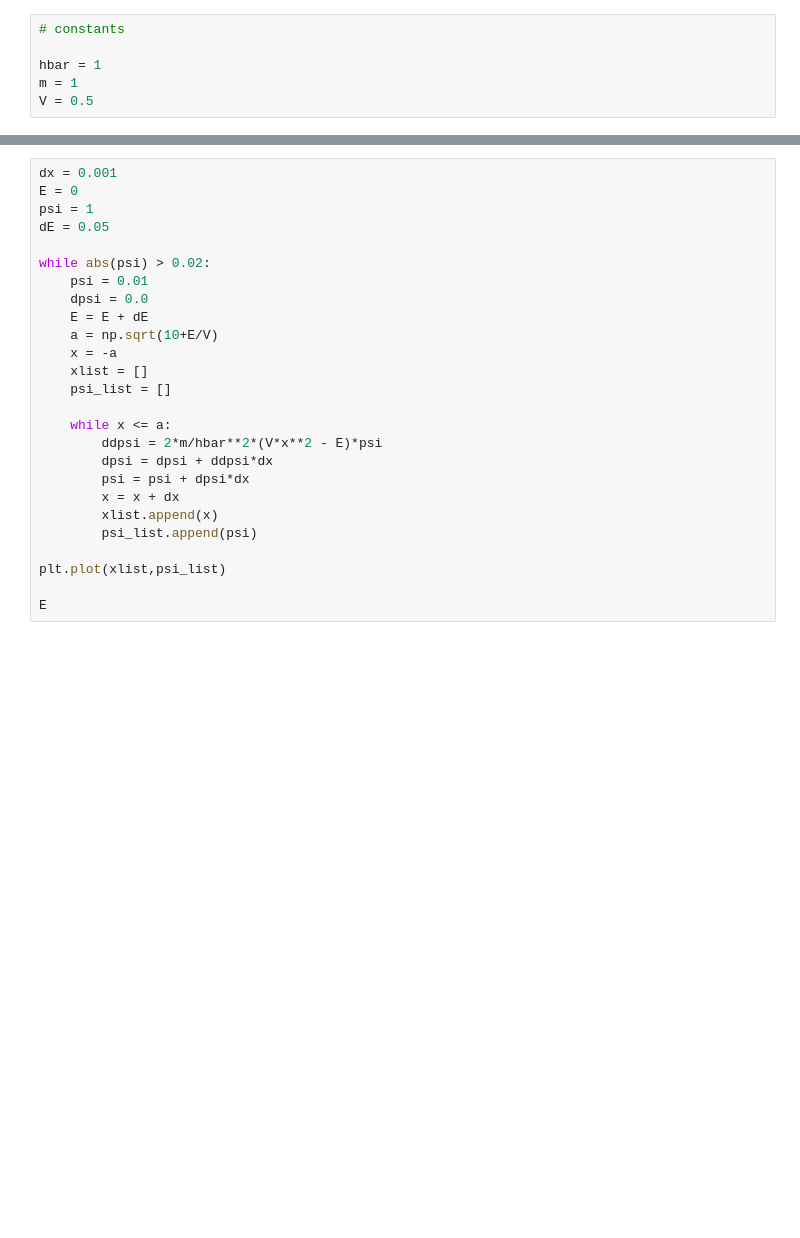
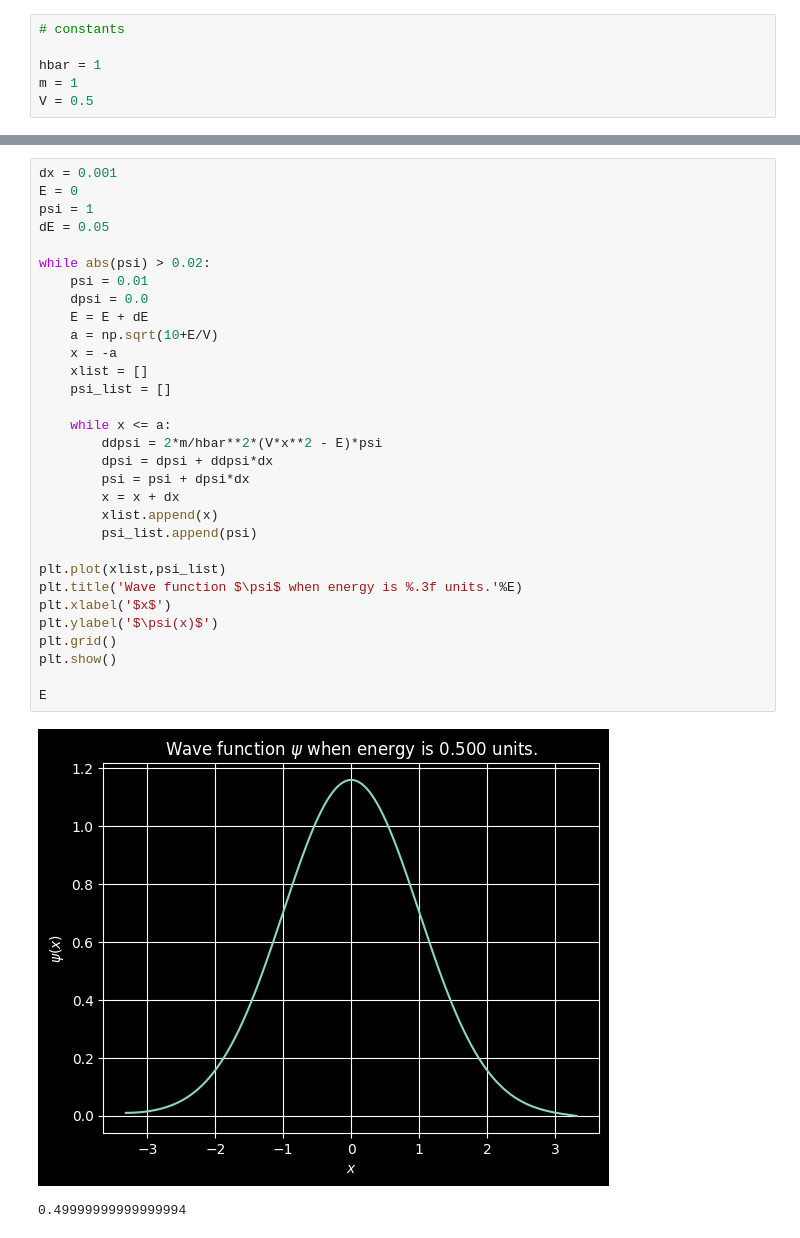
Before and after one commit to SuhasPK/My-Computational-Physics, a Jupyter notebook: Project-8/QM_Harmonic_oscillator/harmonic oscillator.ipynb, the cells around one changed output, grey strips where cells are left out. Saved outputs shown, nothing was run; the diff lists cells and outputs as text; blank space fills up the shorter version.

```diff
--- a/Project-8/QM_Harmonic_oscillator/harmonic oscillator.ipynb
+++ b/Project-8/QM_Harmonic_oscillator/harmonic oscillator.ipynb
@@ -45,29 +48,37 @@ plt.show()
 # %%
 dx = 0.001
 E = 0
 psi = 1
 dE = 0.05
 
 while abs(psi) > 0.02:
     psi = 0.01
     dpsi = 0.0
     E = E + dE
     a = np.sqrt(10+E/V)
     x = -a
     xlist = []
     psi_list = []
 
     while x <= a:
         ddpsi = 2*m/hbar**2*(V*x**2 - E)*psi
         dpsi = dpsi + ddpsi*dx
         psi = psi + dpsi*dx
         x = x + dx
         xlist.append(x)
         psi_list.append(psi)
 
 plt.plot(xlist,psi_list)
+plt.title('Wave function $\psi$ when energy is %.3f units.'%E)
+plt.xlabel('$x$')
+plt.ylabel('$\psi(x)$')
+plt.grid()
+plt.show()
 
 E
+# %% [output]
+[figure, added]
+0.49999999999999994
 # %%
 dx = 0.001
 E=0
```
Also changed, not shown: parts of 10 cells of this notebook.
